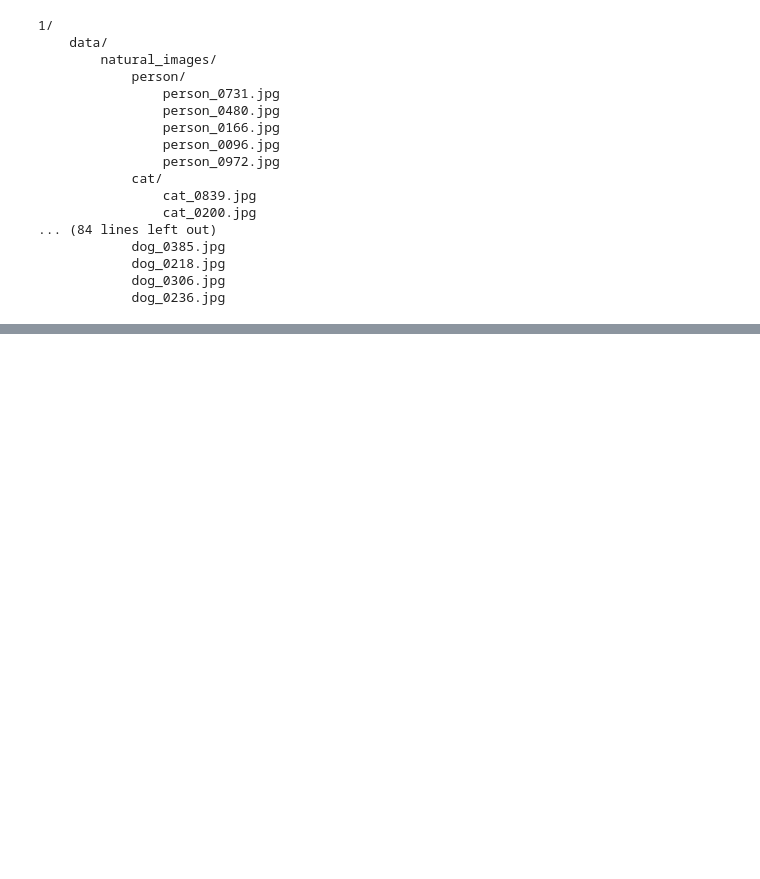
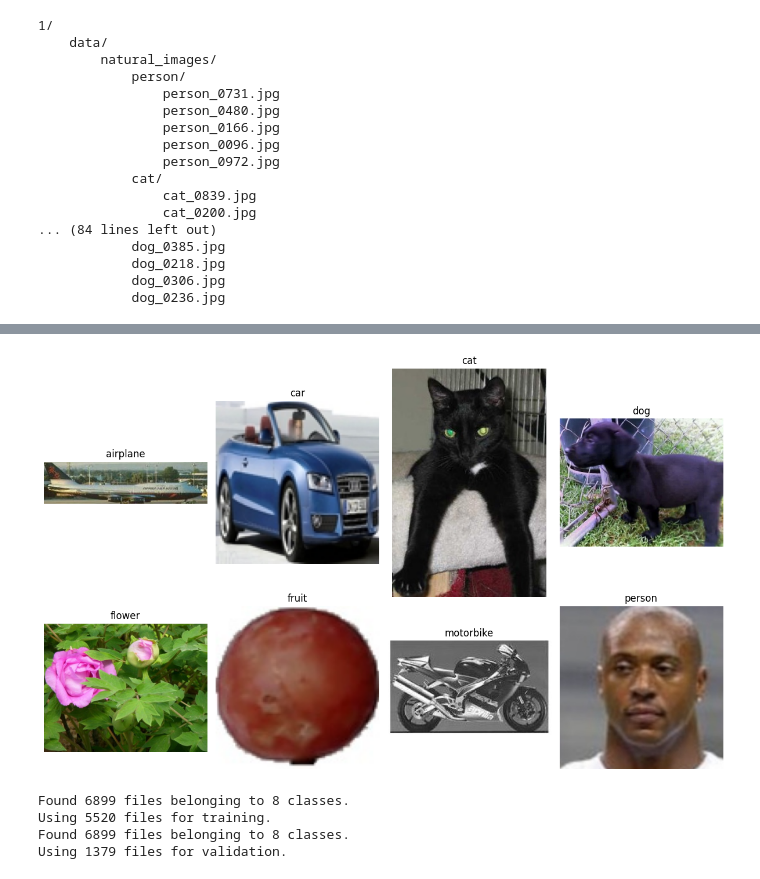
Before and after one commit to Ansarss/Ai_learning_experiments, a Jupyter notebook: Image_Classification_with_Convolutional_Neural_Networks.ipynb, the cells around one changed output, grey strips where cells are left out. Saved outputs shown, nothing was run; the diff lists cells and outputs as text; code cells hidden in the pictures; blank space fills up the shorter version.

```diff
--- a/Image_Classification_with_Convolutional_Neural_Networks.ipynb
+++ b/Image_Classification_with_Convolutional_Neural_Networks.ipynb
@@ -44,3 +44,16 @@ for root, dirs, files in os.walk(path):
             dog_0218.jpg
             dog_0306.jpg
             dog_0236.jpg
+# %%
+import os
+
+dataset_dir = os.path.join(path, "natural_images")
+
+classes = sorted(os.listdir(dataset_dir))
+
+print("Classes:", classes)
+print("Number of classes:", len(classes))
+
+for class_name in classes:
+    class_path = os.path.join(dataset_dir, class_name)
+    print(f"{class_name}: {len(os.listdir(class_path))} images")
@@ -46,0 +71,52 @@ for root, dirs, files in os.walk(path):
+# %%
+import matplotlib.pyplot as plt
+from PIL import Image
+import random
+
+plt.figure(figsize=(12, 8))
+
+for i, class_name in enumerate(classes):
+    class_path = os.path.join(dataset_dir, class_name)
+    image_name = random.choice(os.listdir(class_path))
+    image_path = os.path.join(class_path, image_name)
+
+    img = Image.open(image_path)
+
+    plt.subplot(2, 4, i + 1)
+    plt.imshow(img)
+    plt.title(class_name)
+    plt.axis("off")
+
+plt.tight_layout()
+plt.show()
+# %% [output]
+[figure, added]
+# %%
+import tensorflow as tf
+
+IMG_SIZE = (128, 128)
+BATCH_SIZE = 32
+SEED = 42
+
+train_ds = tf.keras.utils.image_dataset_from_directory(
+    dataset_dir,
+    validation_split=0.2,
+    subset="training",
+    seed=SEED,
+    image_size=IMG_SIZE,
+    batch_size=BATCH_SIZE
+)
+
+val_ds = tf.keras.utils.image_dataset_from_directory(
+    dataset_dir,
+    validation_split=0.2,
+    subset="validation",
+    seed=SEED,
+    image_size=IMG_SIZE,
+    batch_size=BATCH_SIZE
+)
+# %% [output]
+Found 6899 files belonging to 8 classes.
+Using 5520 files for training.
+Found 6899 files belonging to 8 classes.
+Using 1379 files for validation.
```
Also changed, not shown: parts of 1 cell of this notebook.
